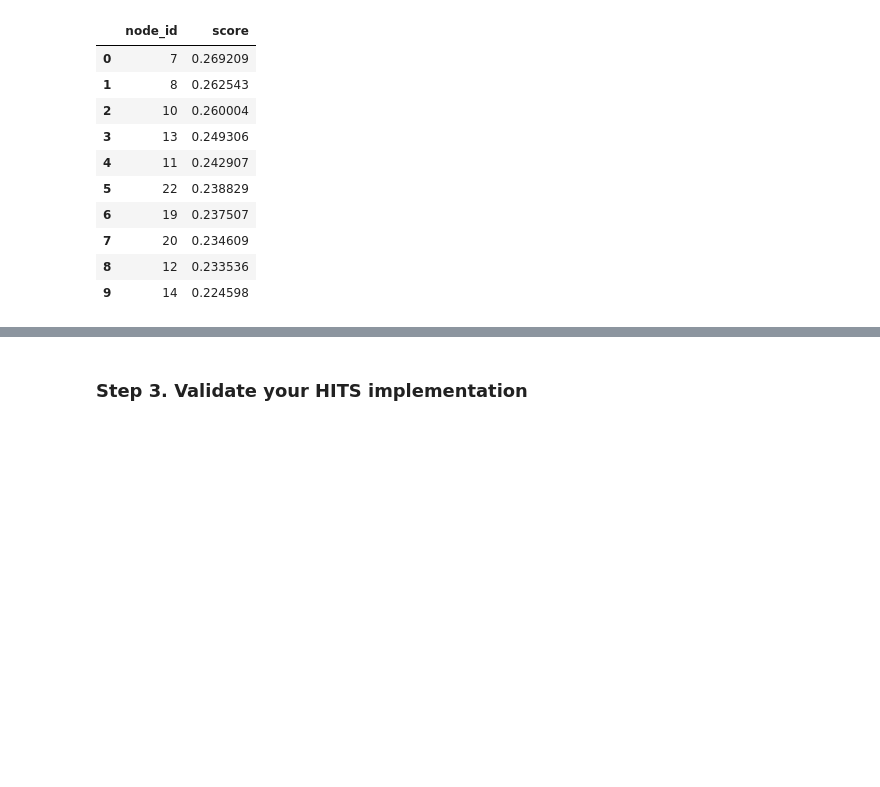
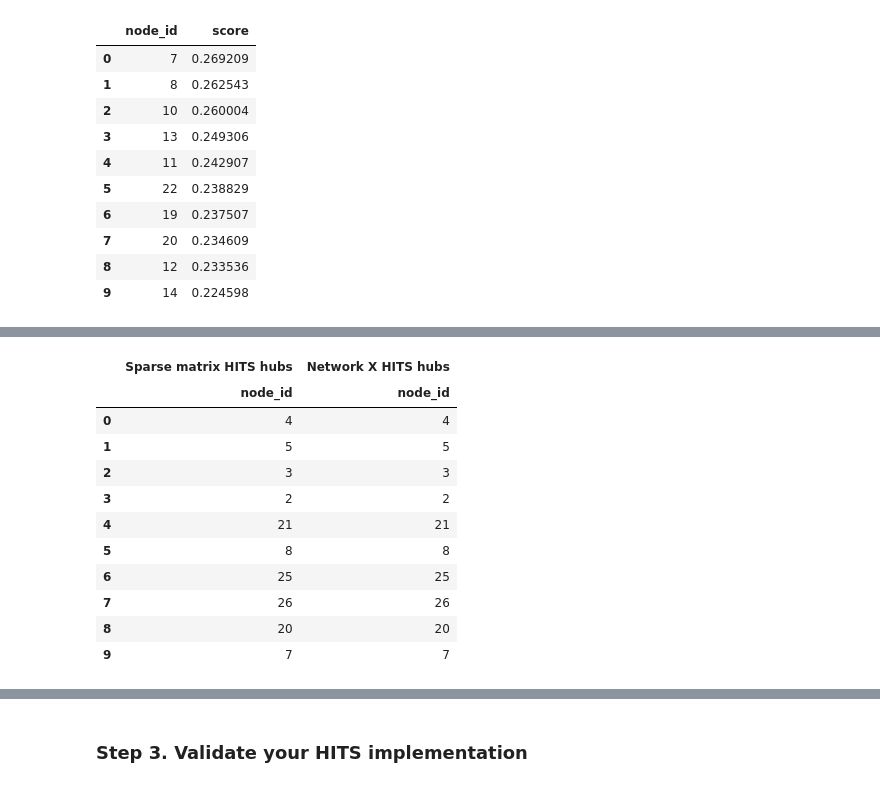
Before and after one commit to BiancaBenelli/Mining_massive_datasets, a Jupyter notebook: hubs_and_authorities/Session 4. Tutorial on HITS.ipynb, the cells around one changed output, grey strips where cells are left out. Saved outputs shown, nothing was run; the diff lists cells and outputs as text; code cells hidden in the pictures; blank space fills up the shorter version.

```diff
--- a/hubs_and_authorities/Session 4. Tutorial on HITS.ipynb
+++ b/hubs_and_authorities/Session 4. Tutorial on HITS.ipynb
@@ -157,11 +157,14 @@ h, a, _, _, n_iterations = hits.iterate_HITS(epsilon=1e-9, maxIters=100)
 
 print("{} iterations were necessary.".format(n_iterations))
 
+rank_hubs = rank_nodes(h, 10)
+rank_aut = rank_nodes(a, 10)
+
 print("Top-10 rankings based on the hub score vector:")
-display(rank_nodes(h, 10))
+display(rank_hubs)
 
 print("Top-10 rankings based on the authority score vector:")
-display(rank_nodes(a, 10))
+display(rank_aut)
 # %% [output]
 11 iterations were necessary.
 Top-10 rankings based on the hub score vector:
@@ -222,7 +224,11 @@ hubs, authorities = nx.hits(G, max_iter = 100, normalized = True, tol=1e-9)
 # %%
 import operator
-sorted_hubs = dict(sorted(hubs.items(), key=operator.itemgetter(1),reverse=True))
-sorted_aut = dict(sorted(authorities.items(), key=operator.itemgetter(1),reverse=True))
-display(sorted_hubs)
-display(sorted_aut)
+# I sort the results and get the top tens only
+sorted_hubs = dict(sorted(hubs.items(), key=operator.itemgetter(1),reverse=True)[:10])
+sorted_aut = dict(sorted(authorities.items(), key=operator.itemgetter(1),reverse=True)[:10])
+
+hubs_df = pd.DataFrame(list(sorted_hubs.items()), columns=['node_id', 'score'])
+aut_df = pd.DataFrame(list(sorted_aut.items()), columns=['node_id', 'score'])
+display("Top 10 hub Scores: ", hubs_df)
+display("Top 10 authority Scores: ", aut_df)
 # %% [output]
@@ -262,0 +259,17 @@ display(sorted_aut)
+# %%
+rank_hubs.drop(columns=["score"], inplace = True)
+hubs_df.drop(columns=["score"], inplace = True)
+pd.concat([rank_hubs, hubs_df], keys=['Sparse matrix HITS hubs', 'Network X HITS hubs'], axis=1)
+# %% [output]
+|  | Sparse matrix HITS hubs | Network X HITS hubs |
+|  | node_id | node_id |
+| 0 | 4 | 4 |
+| 1 | 5 | 5 |
+| 2 | 3 | 3 |
+| 3 | 2 | 2 |
+| 4 | 21 | 21 |
+| 5 | 8 | 8 |
+| 6 | 25 | 25 |
+| 7 | 26 | 26 |
+| 8 | 20 | 20 |
+| 9 | 7 | 7 |
```
Also changed, not shown: parts of 14 cells of this notebook, 2 other files.
